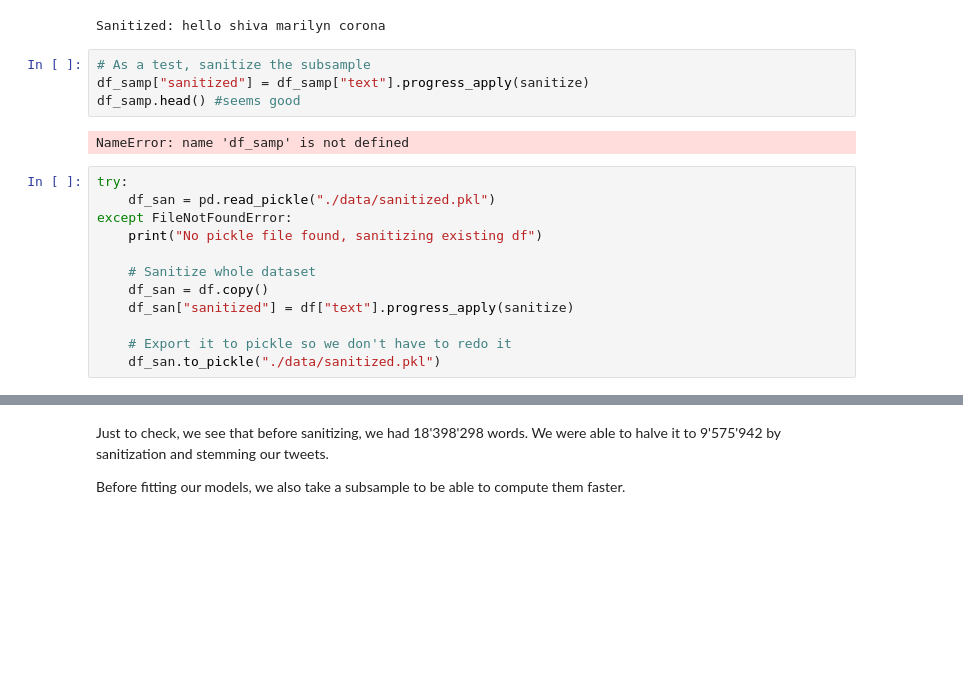
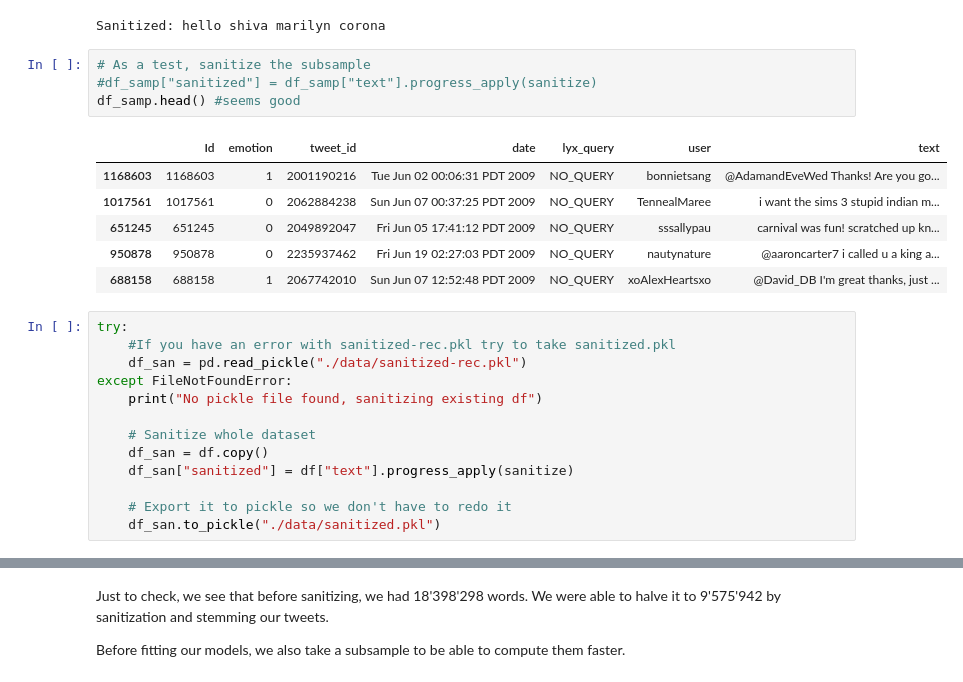
Before and after one commit to ogrnz/ML_project, a Jupyter notebook: try1.ipynb, the cells around one changed output, grey strips where cells are left out. Drawn from its saved outputs; the diff is of its cells as text; blank space fills up the shorter version.

```diff
--- a/try1.ipynb
+++ b/try1.ipynb
@@ -232,13 +229,19 @@ print("Sanitized:", sanitize(txt1))
 Sanitized: hello shiva marilyn corona
 # %%
 # As a test, sanitize the subsample
-df_samp["sanitized"] = df_samp["text"].progress_apply(sanitize)
+#df_samp["sanitized"] = df_samp["text"].progress_apply(sanitize)
 df_samp.head() #seems good
 # %% [output]
-NameError: name 'df_samp' is not defined
+|  | Id | emotion | tweet_id | date | lyx_query | user | text |
+| 1168603 | 1168603 | 1 | 2001190216 | Tue Jun 02 00:06:31 PDT 2009 | NO_QUERY | bonnietsang | @AdamandEveWed Thanks! Are you go... |
+| 1017561 | 1017561 | 0 | 2062884238 | Sun Jun 07 00:37:25 PDT 2009 | NO_QUERY | TennealMaree | i want the sims 3 stupid indian m... |
+| 651245 | 651245 | 0 | 2049892047 | Fri Jun 05 17:41:12 PDT 2009 | NO_QUERY | sssallypau | carnival was fun! scratched up kn... |
+| 950878 | 950878 | 0 | 2235937462 | Fri Jun 19 02:27:03 PDT 2009 | NO_QUERY | nautynature | @aaroncarter7 i called u a king a... |
+| 688158 | 688158 | 1 | 2067742010 | Sun Jun 07 12:52:48 PDT 2009 | NO_QUERY | xoAlexHeartsxo | @David_DB I'm great thanks, just ... |
 # %%
 try:
-    df_san = pd.read_pickle("./data/sanitized.pkl")
+    #If you have an error with sanitized-rec.pkl try to take sanitized.pkl
+    df_san = pd.read_pickle("./data/sanitized-rec.pkl")
 except FileNotFoundError:
     print("No pickle file found, sanitizing existing df")
 
```
Also changed, not shown: parts of 13 cells of this notebook, 4 other files.
